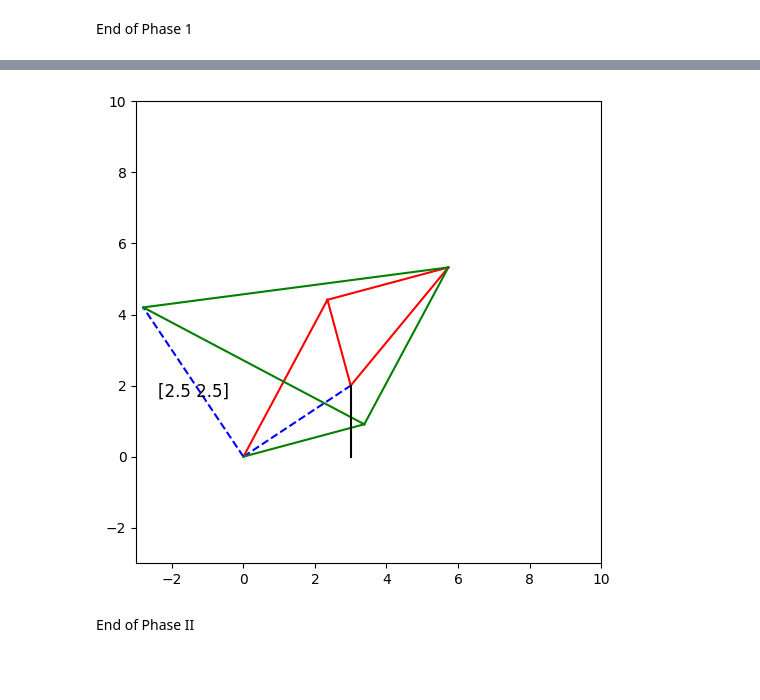
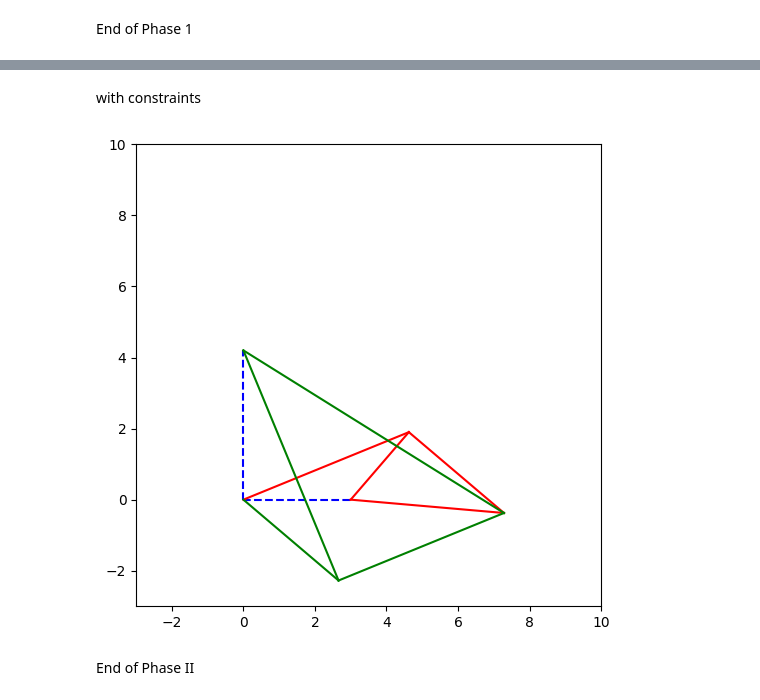
Before and after one commit to RVNayan/Plagiographplotter, a Jupyter notebook: plagiosim.ipynb, the cells around one changed output, grey strips where cells are left out. Drawn from its saved outputs; the diff is of its cells as text; code cells hidden in the pictures; blank space fills up the shorter version.

```diff
--- a/plagiosim.ipynb
+++ b/plagiosim.ipynb
@@ -33,7 +33,9 @@ l1 = 5 #max horizontal distance
 l2 = 3.5
 
 
-X = np.array([[2,2.5]]) #anything on the radius 7.5cm (2.5 cm + 5 cm)
+X = np.array([[5.5,0]]) #anything on the radius 7.5cm (2.5 cm + 5 cm). They become collinear1 at radius 5.69
+# the mechanism loses collinearity when taken less than 5.6 (derivation required) (extreme points)
+
 theta = angle(l1 ,bar(X) ,l2 / (np.sin(beta) / np.sin(gamma)))
 #part 1
 Y = rotation(X, alpha, sf) # bug 3
@@ -48,3 +50,4 @@ OC = OA + AC
 BC = OA #parallelogram
 OB = AC
 BY = rotation(BC,alpha,1 /(np.sin(gamma) / np.sin(beta)))
+theta
@@ -110,0 +118,2 @@ with constraints
+# %% [markdown]
+with constraints
@@ -111,27 +122,31 @@ with constraints
 # %%
 pt.rcParams['figure.figsize'] = [6,6]
 
 pt.plot([0,X[0,0]],[0,X[0,1]],c='blue',linestyle='dashed')
 pt.plot([0,OA[0,0]],[0,OA[0,1]], c= 'red')
 pt.plot([OA[0,0],AX[0,0] + OA[0,0]],[OA[0,1],AX[0,1] + OA[0,1]],c='red')
 pt.plot([OA[0,0],AC[0,0] + OA[0,0]],[OA[0,1],AC[0,1] + OA[0,1]],c='red')
 pt.plot([OC[0,0],X[0,0]], [OC[0,1],X[0,1]],c='red')
 
 
 pt.plot([0,Y[0,0]],[0,Y[0,1]],c='blue',linestyle='dashed')
 pt.plot([0,OB[0,0]],[0,OB[0,1]],c='green') #bug2 MAIN ERROR
 pt.plot([OB[0,0],BY[0,0] + OB[0,0]],[OB[0,1], BY[0,1] + OB[0,1]],c='green') #bug 4
 pt.plot([OB[0,0],OC[0,0]],[OB[0,1],OC[0,1]],c='green') #bug 3
 pt.plot([OC[0,0],Y[0,0]], [OC[0,1],Y[0,1]],c='green')
-pt.text((0+Y[0,0]) / 2, (0+Y[0,1]) / 2, bar(AX), fontsize=12, color='black', ha='center', va='top')
+#pt.text((0+Y[0,0]) / 2, (0+Y[0,1]) / 2, bar(AX), fontsize=12, color='black', ha='center', va='top')
 
 pt.plot(X[:, 0], X[:, 1], c = 'black')
+#pt.fill_between([OB[0,0] , (OB[0,0] + BY[0,0]) , OC[0,0]], [OB[0,1], BY[0,1] + OB[0,1], OC[0,1]], alpha=0.3, color='blue') #shading area
+#pt.fill_between([OA[0,0], AX[0,0] + OA[0,0], AC[0,0] + OA[0,0]], [OA[0,1], AX[0,1] + OA[0,1], OC[0,1] + X[0,1]], alpha=0.5, color='red') #shading area
+
+
 # pt.plot(Y[:, 0], Y[:, 1], c = 'black')
 pt.xlim(-3,10)
 pt.ylim(-3,10)
 pt.show()
 # %% [output]
-[figure, old version]
+[figure, new version]
 # %% [markdown]
 End of Phase II
 # %%
```
Also changed, not shown: parts of 8 cells of this notebook.
